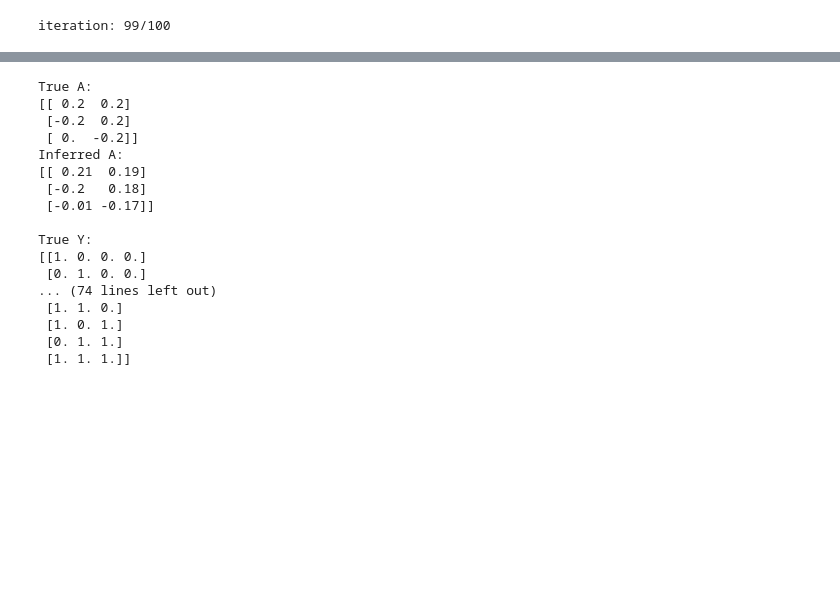
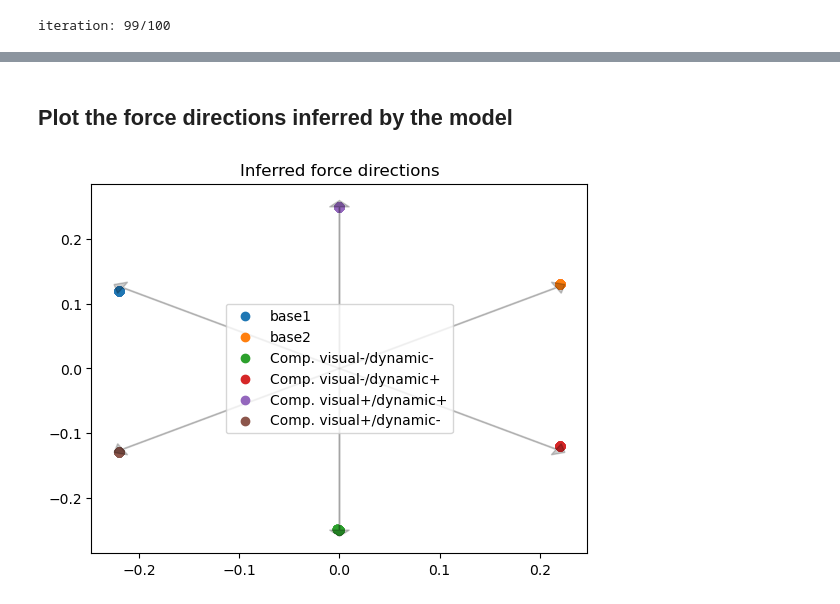
Before and after one commit to dkornai/IBP_method, a Jupyter notebook: experimental_analysis.ipynb, the cells around one changed output, grey strips where cells are left out. Drawn from its saved outputs; the diff is of its cells as text; code cells hidden in the pictures; blank space fills up the shorter version.

Commit message:
added extraction of inferred force vectors

```diff
--- a/experimental_analysis.ipynb
+++ b/experimental_analysis.ipynb
@@ -153,7 +117,7 @@ As, Zs, Ys = inf.gibbs(F_dataset, X_dataset, 100)
 # %% [output]
 iteration: 99/100
 # %%
-A, Z, Y = extract_mean_from_samples(As, Zs, Ys, n=95)
+A, Z, Y = extract_mean_from_samples(As, Zs, Ys, n=90)
 print(A*4)
 print(Y)
 print(Z)
@@ -178,37 +142,24 @@ print(Z)
-# %%
-A, Z, Y = extract_mean_from_samples(As, Zs, Ys, n=10)
-
-reorder = compare_distance(true_A.numpy(), A)
-
-print("True A:")
-print(true_A.numpy())
-print("Inferred A:")
-print(np.round(reorder @ A,2))
-
-print("\nTrue Y:")
-print(true_Y.numpy())
-print("Inferred Y:")
-print(np.round(reorder @ Y,2))
-
-print("\nTrue Z:")
-print(np.array(Z_latent))
-print("Inferred Z:")
-print(np.round(Z @ reorder,0))
-# %% [output]
-True A:
-[[ 0.2  0.2]
- [-0.2  0.2]
- [ 0.  -0.2]]
-Inferred A:
-[[ 0.21  0.19]
- [-0.2   0.18]
- [-0.01 -0.17]]
-
-True Y:
-[[1. 0. 0. 0.]
- [0. 1. 0. 0.]
-... (74 lines left out)
- [1. 1. 0.]
- [1. 0. 1.]
- [0. 1. 1.]
- [1. 1. 1.]]
+# %% [markdown]
+## Plot the force directions inferred by the model
+# %%
+def extract_force_from_model(A, Z, condition_sequence):
+    position_conds = [[], [], [], [], [], []]
+    for i, condition in enumerate(condition_sequence):
+        inferred_position = np.dot(A.T, Z[i])
+        position_conds[condition-1].append(inferred_position) # offset by 1
+
+    return position_conds
+# %%
+position_conds = extract_force_from_model(A, Z, seq_1)
+for i, position_cond in enumerate(position_conds):
+    if len(position_cond) > 0:
+        position_cond = np.array(position_cond)
+        plt.scatter(position_cond[:,0], position_cond[:,1], label=conditions[i+1]['name'])
+# make arrows in the true direction
+for i in range(len(true_A)):
+    plt.arrow(0, 0, true_A[i][0], true_A[i][1], head_width=0.02, head_length=0.01, alpha=0.2, color='k')
+plt.legend(loc = 'center')
+plt.title('Inferred force directions')
+plt.show()
+# %% [output]
+[figure, added]
```
Also changed, not shown: parts of 11 cells of this notebook.
